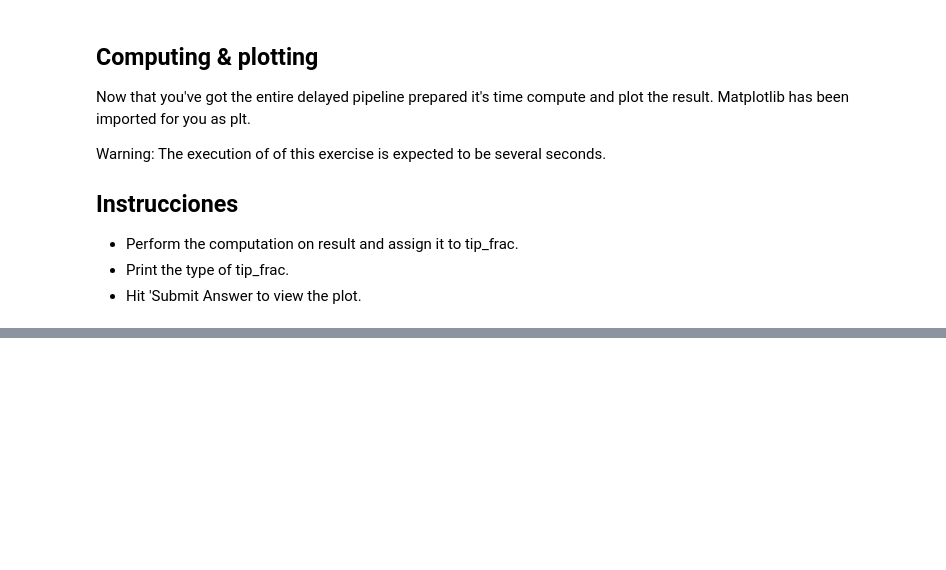
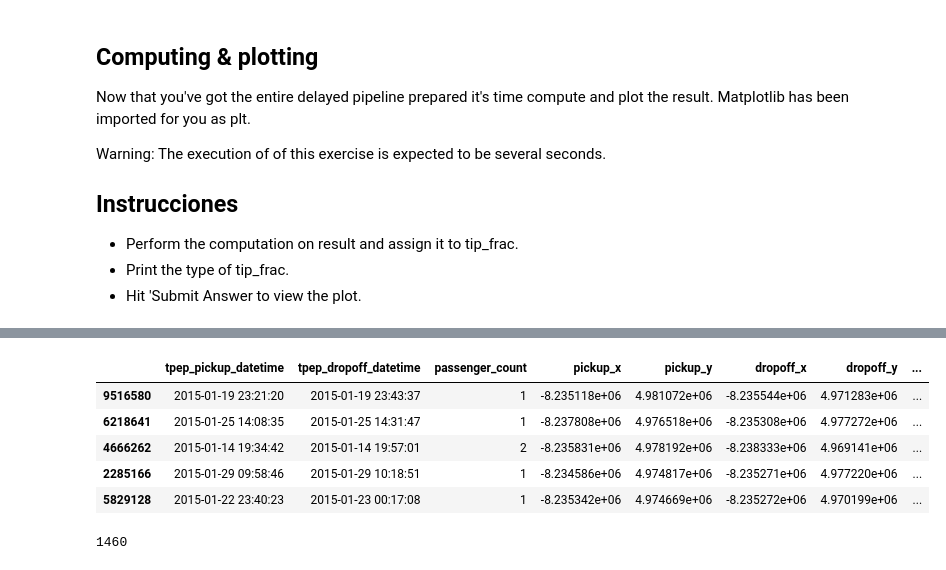
Before and after one commit to htapiagroup/sistdist, a Jupyter notebook: MCA_SDU_S6.ipynb, the cells around one changed output, grey strips where cells are left out. Saved outputs shown, nothing was run; the diff lists cells and outputs as text; code cells hidden in the pictures; blank space fills up the shorter version.

```diff
--- a/MCA_SDU_S6.ipynb
+++ b/MCA_SDU_S6.ipynb
@@ -466,0 +258,2 @@ def draw_zone_map(ax, sf, heat={}, text=[], arrows=[]):
+# %%
+df['duration'] = (df.tpep_dropoff_datetime - df.tpep_pickup_datetime).dt.seconds
@@ -466,0 +278,17 @@ def draw_zone_map(ax, sf, heat={}, text=[], arrows=[]):
+# %%
+samples = df.sample(n=10000)
+# %%
+is_long_trip = samples.duration > 1200
+df_samples = samples.loc[is_long_trip]
+df_samples.tail()
+# %% [output]
+|  | tpep_pickup_datetime | tpep_dropoff_datetime | passenger_count | pickup_x | pickup_y | dropoff_x | dropoff_y | ... |
+| 9516580 | 2015-01-19 23:21:20 | 2015-01-19 23:43:37 | 1 | -8.235118e+06 | 4.981072e+06 | -8.235544e+06 | 4.971283e+06 | ... |
+| 6218641 | 2015-01-25 14:08:35 | 2015-01-25 14:31:47 | 1 | -8.237808e+06 | 4.976518e+06 | -8.235308e+06 | 4.977272e+06 | ... |
+| 4666262 | 2015-01-14 19:34:42 | 2015-01-14 19:57:01 | 2 | -8.235831e+06 | 4.978192e+06 | -8.238333e+06 | 4.969141e+06 | ... |
+| 2285166 | 2015-01-29 09:58:46 | 2015-01-29 10:18:51 | 1 | -8.234586e+06 | 4.974817e+06 | -8.235271e+06 | 4.977220e+06 | ... |
+| 5829128 | 2015-01-22 23:40:23 | 2015-01-23 00:17:08 | 1 | -8.235342e+06 | 4.974669e+06 | -8.235272e+06 | 4.970199e+06 | ... |
+# %%
+df_samples['passenger_count'].sum()
+# %% [output]
+1460
```
Also changed, not shown: parts of 50 cells of this notebook.
